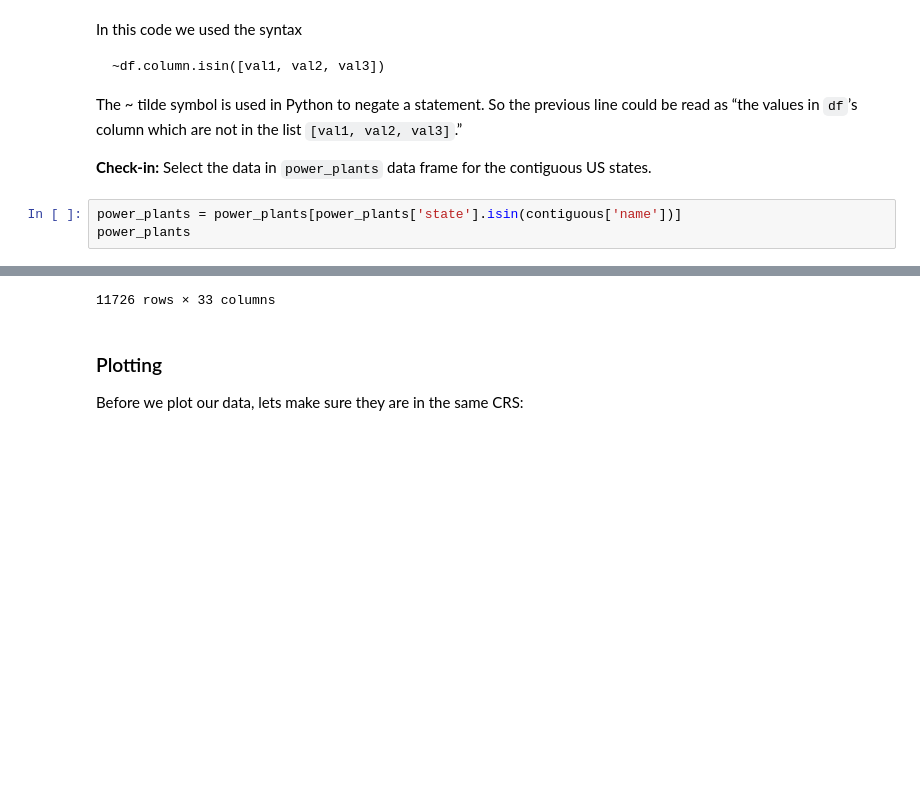
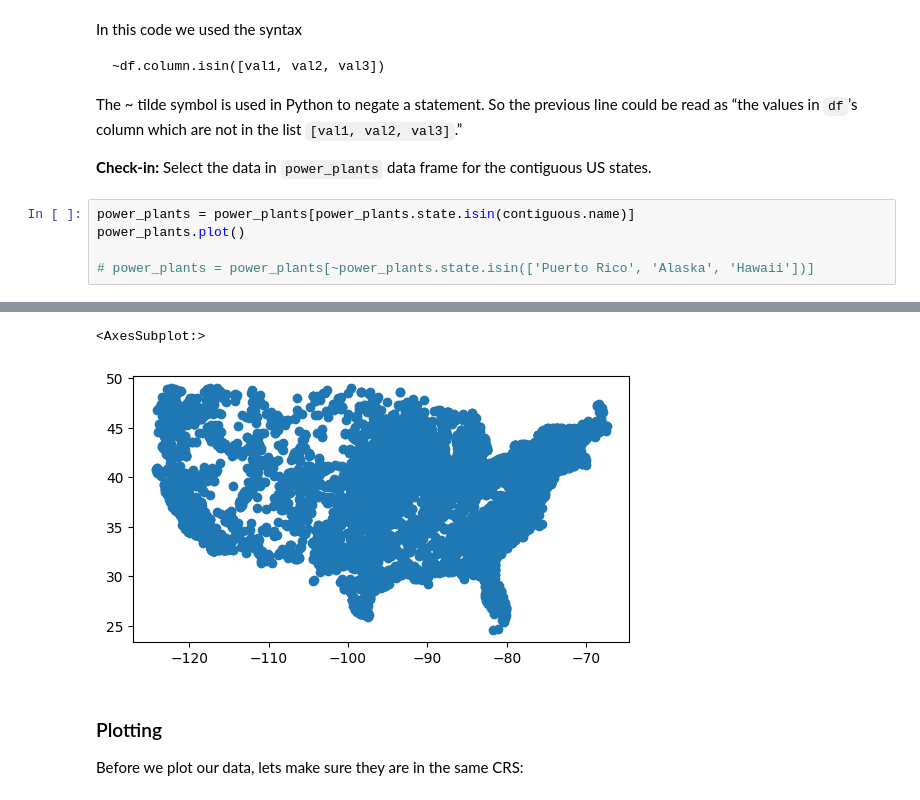
Before and after one commit to rellimylime/eds220-2025-in-class, a Jupyter notebook: week5-code-streamlining.ipynb, the cells around one changed output, grey strips where cells are left out. Drawn from its saved outputs; the diff is of its cells as text; blank space fills up the shorter version.

```diff
--- a/week5-code-streamlining.ipynb
+++ b/week5-code-streamlining.ipynb
@@ -158,6 +173,8 @@ The ~ tilde symbol is used in Python to negate a statement. So the previous line
 
 **Check-in:** Select the data in `power_plants` data frame for the contiguous US states.
 # %%
-power_plants = power_plants[power_plants['state'].isin(contiguous['name'])]
-power_plants
+power_plants = power_plants[power_plants.state.isin(contiguous.name)]
+power_plants.plot()
+
+# power_plants = power_plants[~power_plants.state.isin(['Puerto Rico', 'Alaska', 'Hawaii'])]
 # %% [output]
@@ -176,4 +181,5 @@ power_plants
-11726 rows × 33 columns
+<AxesSubplot:>
+[figure, added]
 # %% [markdown]
 ### Plotting
 Before we plot our data, lets make sure they are in the same CRS:
```
Also changed, not shown: parts of 20 cells of this notebook.
